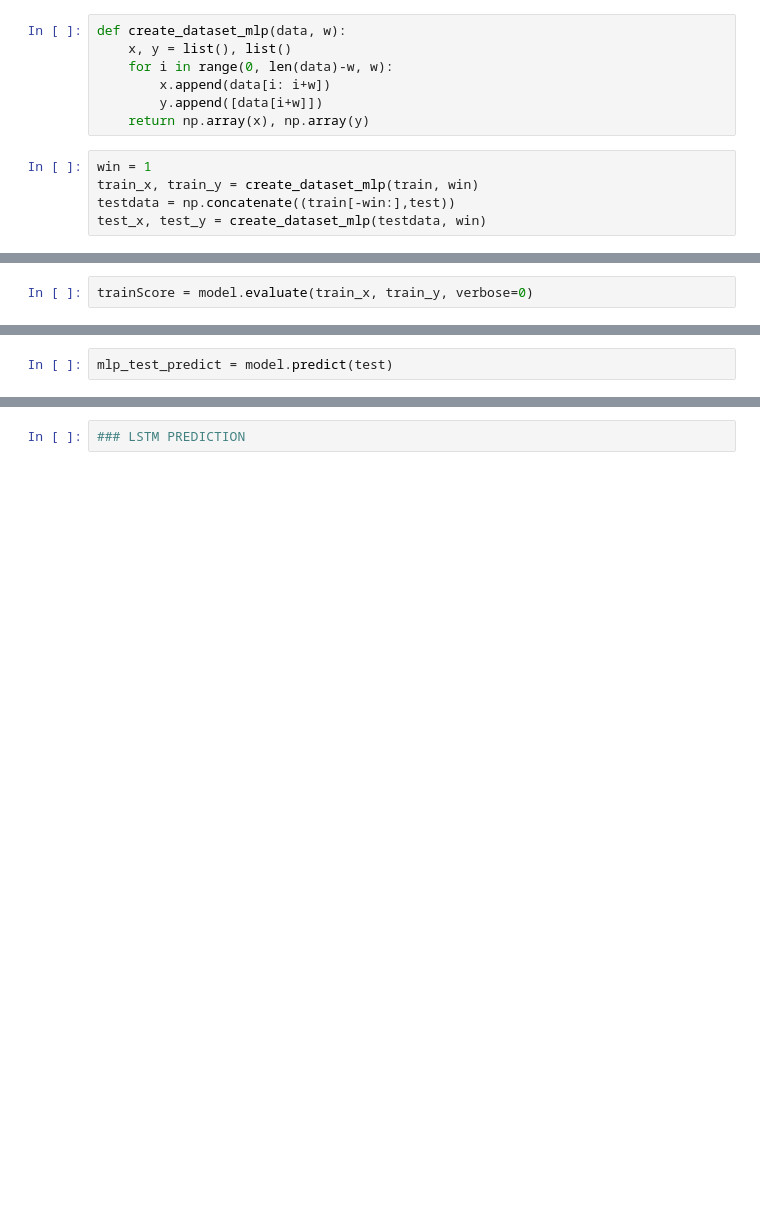
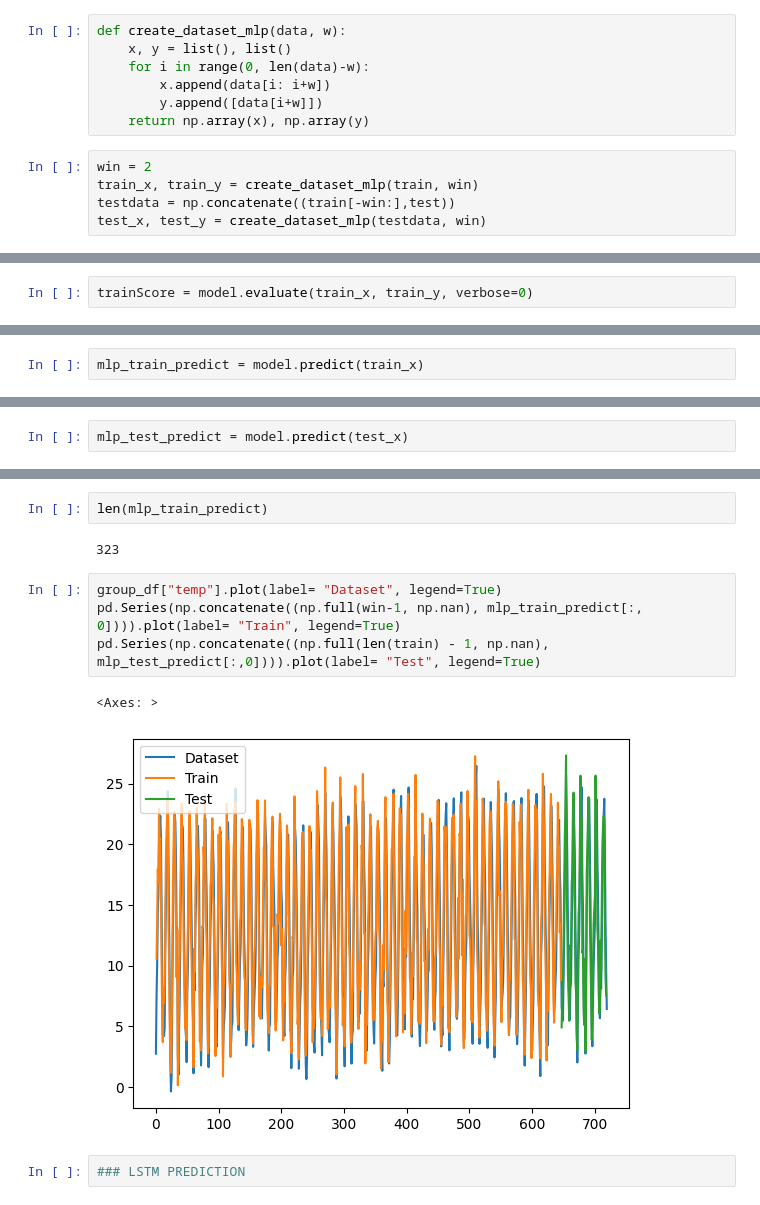
Before and after one commit to simonefontanella/op-anal, a Jupyter notebook: climate_change.ipynb, the cells around one changed output, grey strips where cells are left out. Cells and saved outputs as stored; diff of their text form; blank space fills up the shorter version.

```diff
--- a/climate_change.ipynb
+++ b/climate_change.ipynb
@@ -380,12 +384,12 @@ from tensorflow.keras.models import Sequential
 # %%
 def create_dataset_mlp(data, w):
     x, y = list(), list()
-    for i in range(0, len(data)-w, w):
+    for i in range(0, len(data)-w):
         x.append(data[i: i+w])
         y.append([data[i+w]])
     return np.array(x), np.array(y)
 # %%
-win = 1
+win = 2
 train_x, train_y = create_dataset_mlp(train, win)
 testdata = np.concatenate((train[-win:],test))
 test_x, test_y = create_dataset_mlp(testdata, win)
@@ -403,0 +428,2 @@ print(testScore)
+# %%
+mlp_train_predict = model.predict(train_x)
@@ -404,2 +432,2 @@ print(testScore)
 # %%
-mlp_test_predict = model.predict(test)
+mlp_test_predict = model.predict(test_x)
@@ -406,3 +436,14 @@ mlp_test_predict = model.predict(test)
+# %%
+len(mlp_train_predict)
+# %% [output]
+323
+# %%
+group_df["temp"].plot(label= "Dataset", legend=True)
+pd.Series(np.concatenate((np.full(win-1, np.nan), mlp_train_predict[:, 0]))).plot(label= "Train", legend=True)
+pd.Series(np.concatenate((np.full(len(train) - 1, np.nan), mlp_test_predict[:,0]))).plot(label= "Test", legend=True)
+# %% [output]
+<Axes: >
+[figure, added]
 # %%
 ### LSTM PREDICTION
 # %%
```
Also changed, not shown: parts of 13 cells of this notebook, 1 other file.
